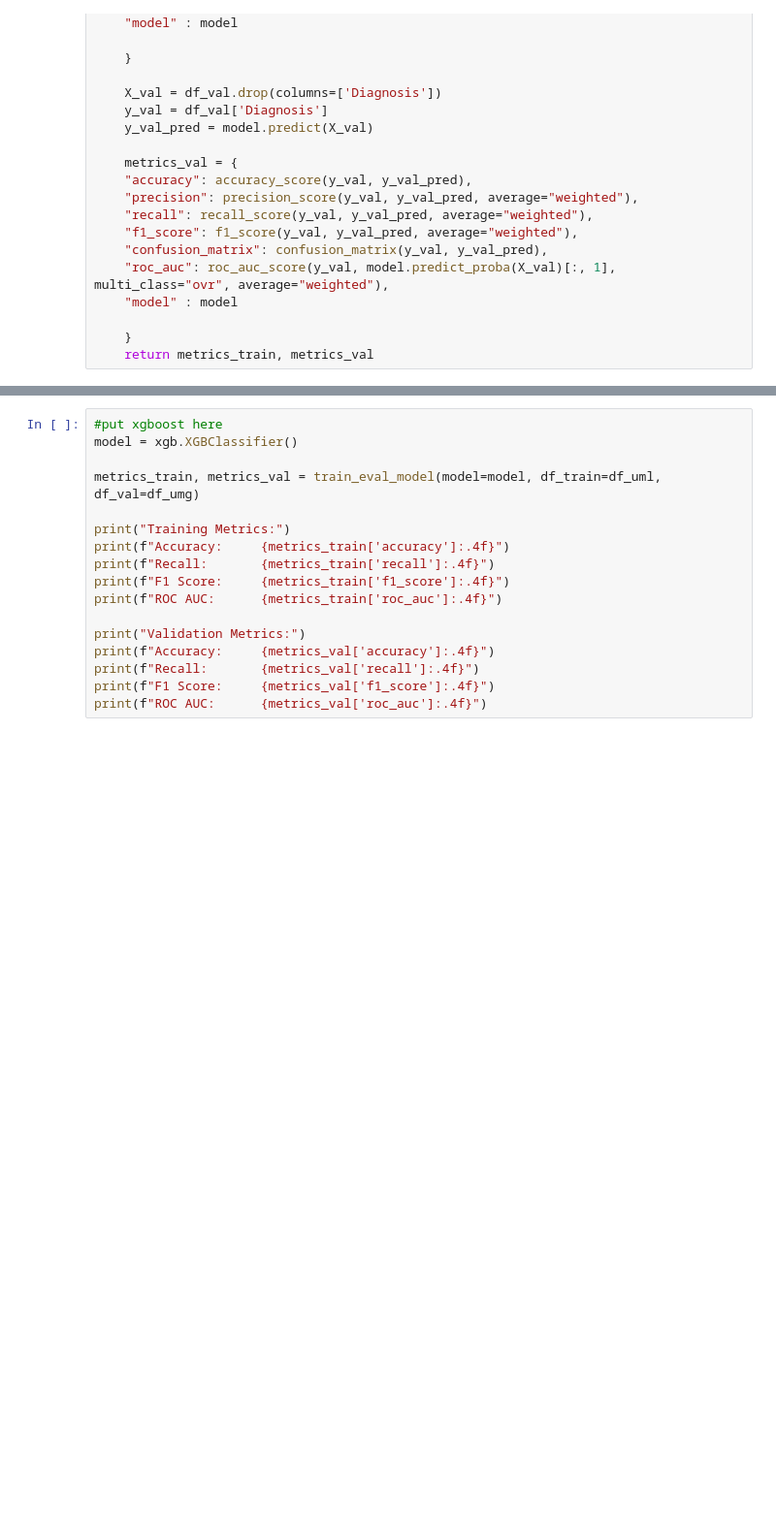
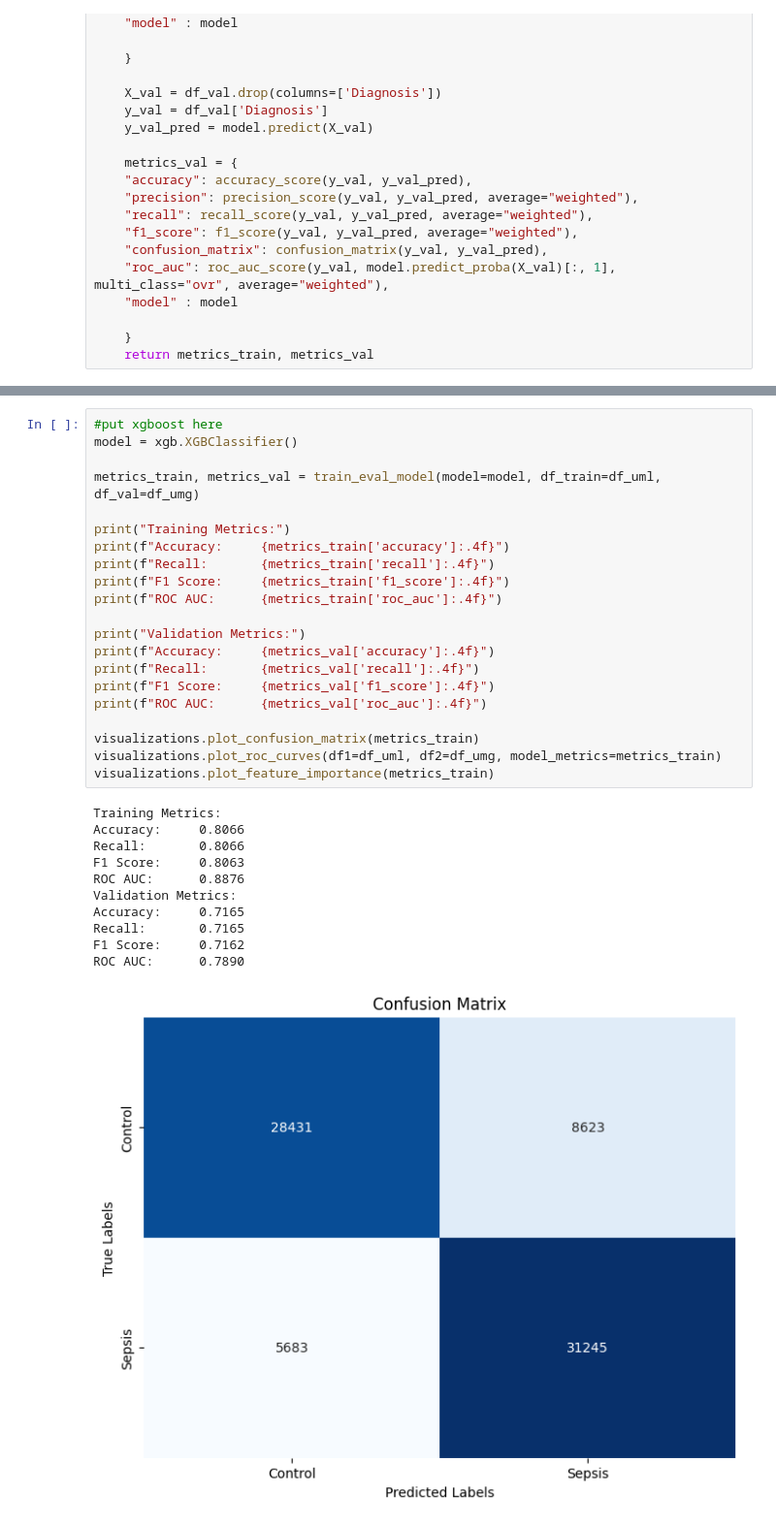
Before and after one commit to michaeltwo/info501, a Jupyter notebook: final_code_files/models.ipynb, the cells around one changed output, grey strips where cells are left out. Shown at 97% size. Drawn from its saved outputs; the diff is of its cells as text; blank space fills up the shorter version.

```diff
--- a/final_code_files/models.ipynb
+++ b/final_code_files/models.ipynb
@@ -104,17 +190,33 @@ plt.show()
 # %%
 #put xgboost here
 model = xgb.XGBClassifier()
 
 metrics_train, metrics_val = train_eval_model(model=model, df_train=df_uml, df_val=df_umg)
 
 print("Training Metrics:")
 print(f"Accuracy:     {metrics_train['accuracy']:.4f}")
 print(f"Recall:       {metrics_train['recall']:.4f}")
 print(f"F1 Score:     {metrics_train['f1_score']:.4f}")
 print(f"ROC AUC:      {metrics_train['roc_auc']:.4f}")
 
 print("Validation Metrics:")
 print(f"Accuracy:     {metrics_val['accuracy']:.4f}")
 print(f"Recall:       {metrics_val['recall']:.4f}")
 print(f"F1 Score:     {metrics_val['f1_score']:.4f}")
 print(f"ROC AUC:      {metrics_val['roc_auc']:.4f}")
+
+visualizations.plot_confusion_matrix(metrics_train)
+visualizations.plot_roc_curves(df1=df_uml, df2=df_umg, model_metrics=metrics_train)
+visualizations.plot_feature_importance(metrics_train)
+# %% [output]
+Training Metrics:
+Accuracy:     0.8066
+Recall:       0.8066
+F1 Score:     0.8063
+ROC AUC:      0.8876
+Validation Metrics:
+Accuracy:     0.7165
+Recall:       0.7165
+F1 Score:     0.7162
+ROC AUC:      0.7890
+[figure, added]
```
Also changed, not shown: parts of 7 cells of this notebook, 2 other files.
